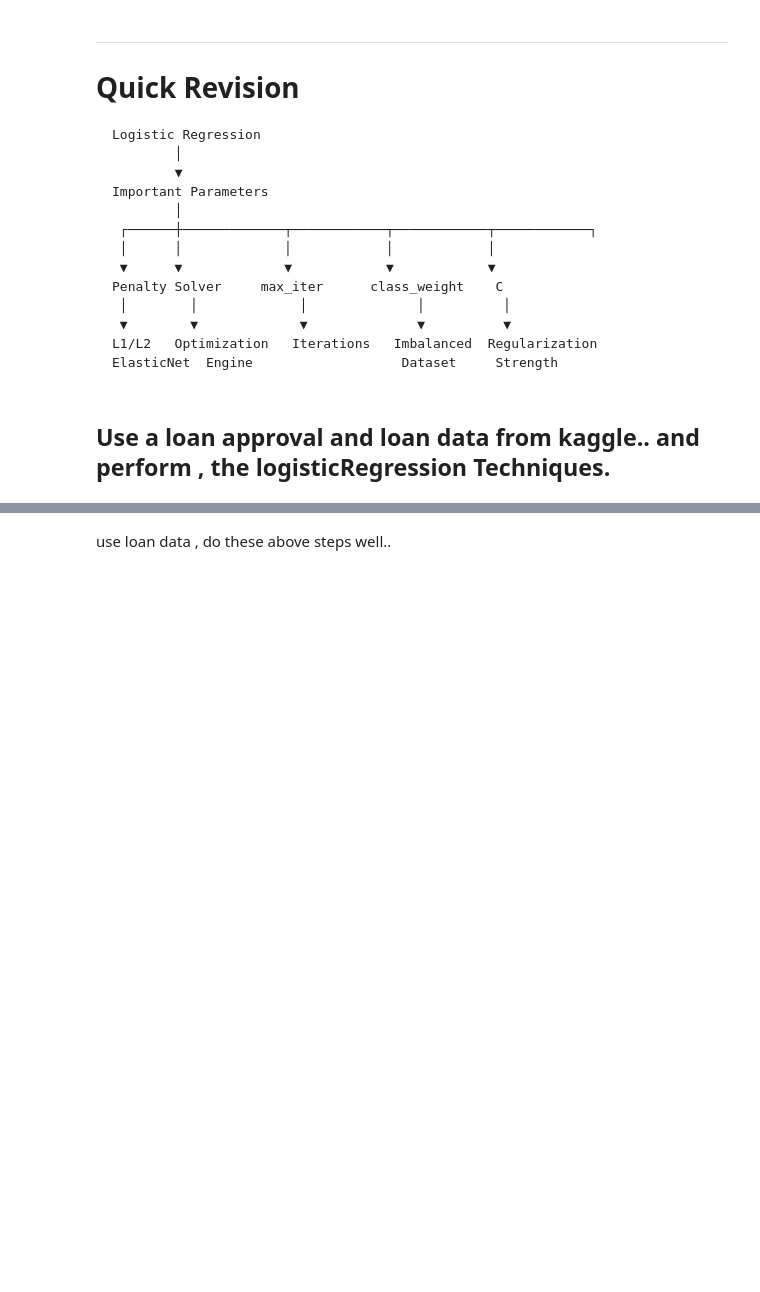
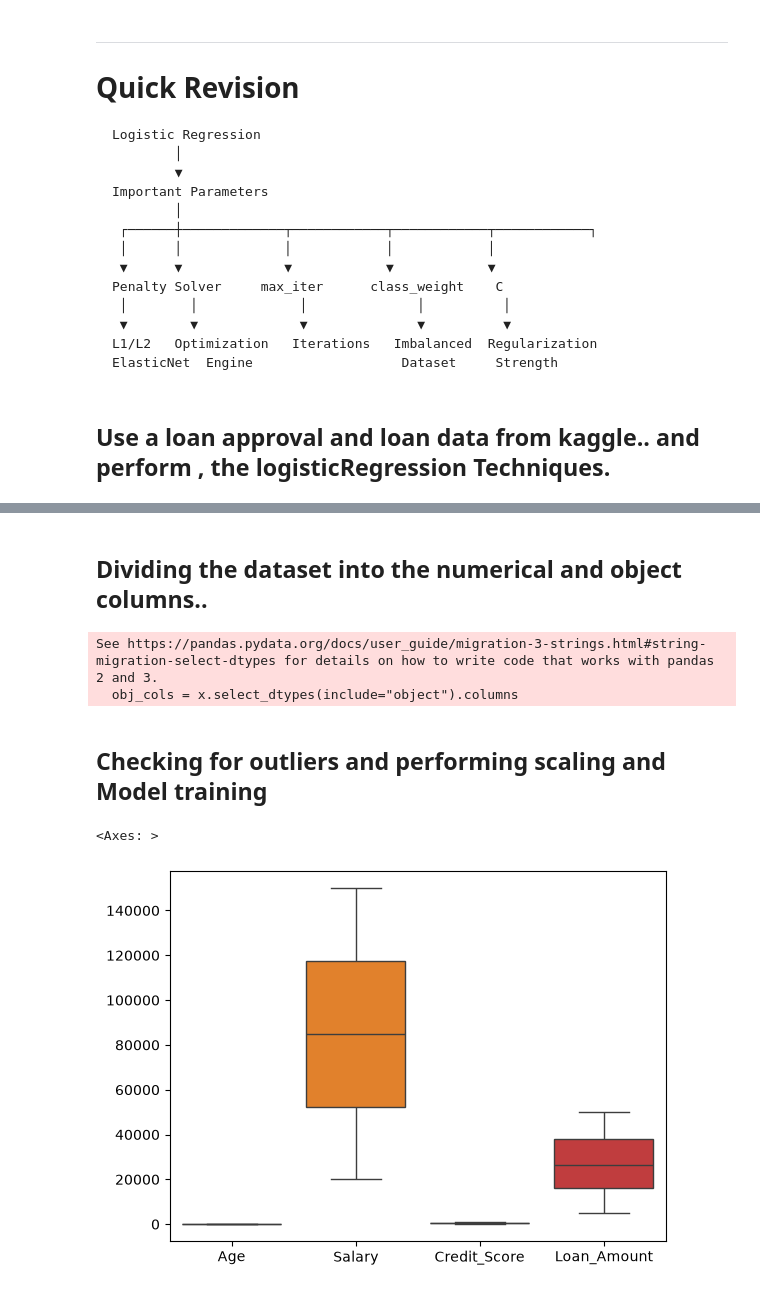
Before and after one commit to tulsikumar18/Machine_Learning, a Jupyter notebook: LogisticRegression.ipynb, the cells around one changed output, grey strips where cells are left out. Saved outputs shown, nothing was run; the diff lists cells and outputs as text; code cells hidden in the pictures; blank space fills up the shorter version.

```diff
--- a/LogisticRegression.ipynb
+++ b/LogisticRegression.ipynb
@@ -1177,3 +1177,6 @@ from sklearn.model_selection import train_test_split
 from sklearn.linear_model import LogisticRegression
 from sklearn.preprocessing import MinMaxScaler, OneHotEncoder
 import seaborn as sns
+# %%
+df = pd.read_csv("datasets/loan_approval_dataset.csv")
+df.head()
@@ -1179,0 +1195,3 @@ import seaborn as sns
+# %%
+x = df.drop("Loan_Approved", axis=1)
+y = df["Loan_Approved"]
@@ -1244,2 +1229,22 @@ model.fit(xtrain,ytrain)
-# %% [markdown]
-use loan data , do these above steps well..
+# %% [markdown]
+## Dividing the dataset into the numerical and object columns..
+# %%
+# num_cols = x.select_dtypes(include="number")
+# obj_cols = x.select_dtypes(include="object")
+
+
+num_cols = x.select_dtypes(include="number").columns
+obj_cols = x.select_dtypes(include="object").columns
+# %% [output]
+See https://pandas.pydata.org/docs/user_guide/migration-3-strings.html#string-migration-select-dtypes for details on how to write code that works with pandas 2 and 3.
+  obj_cols = x.select_dtypes(include="object").columns
+# %% [markdown]
+## Checking for outliers and performing scaling and Model training
+# %%
+# check the outliers using box plot
+# Here the nums_cols are dataframe , so we cannot give it as x[nums_cols] # TypeError..
+
+sns.boxplot(data = num_cols)
+# %% [output]
+<Axes: >
+[figure, added]
```
Also changed, not shown: parts of 12 cells of this notebook, 7 other files.
